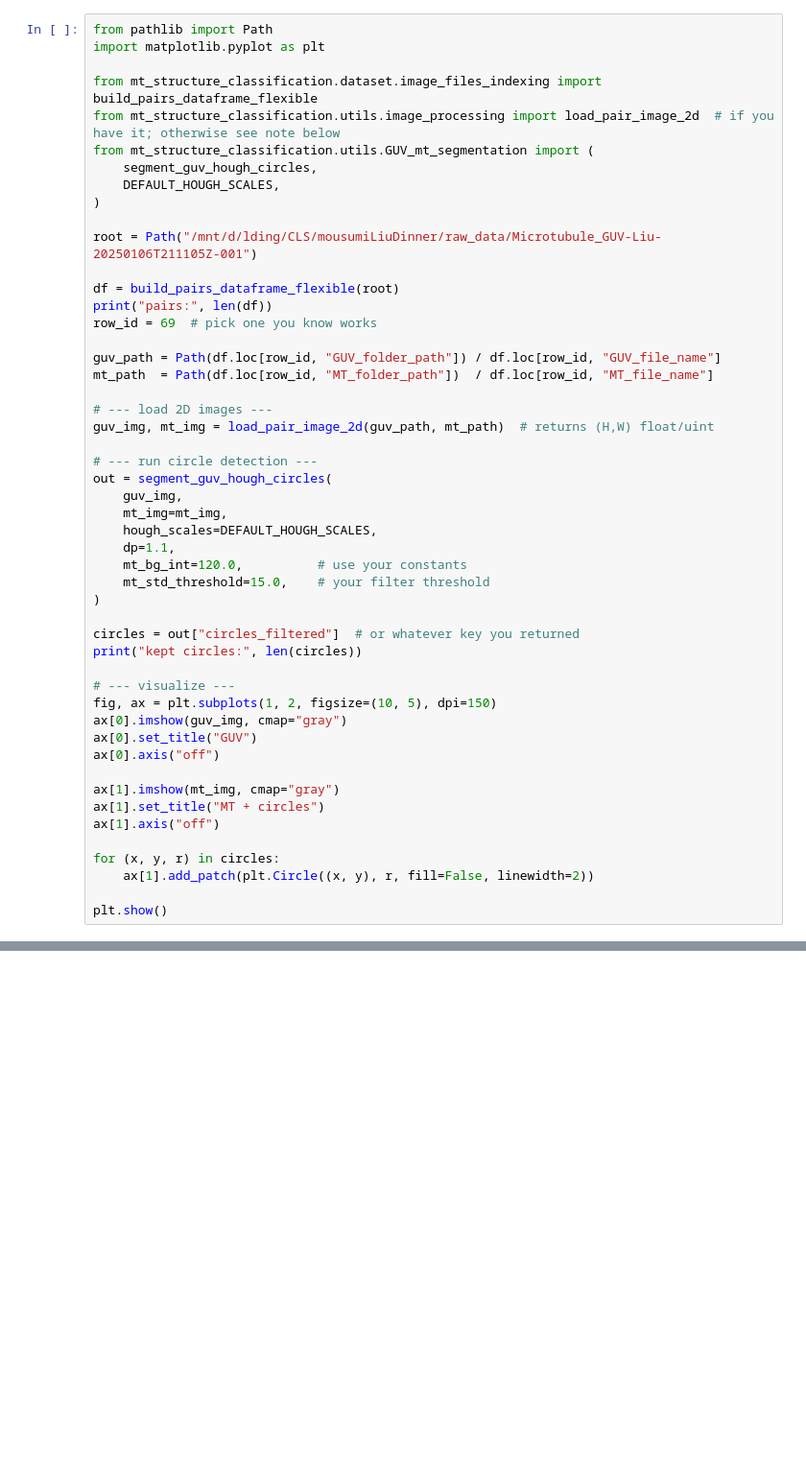
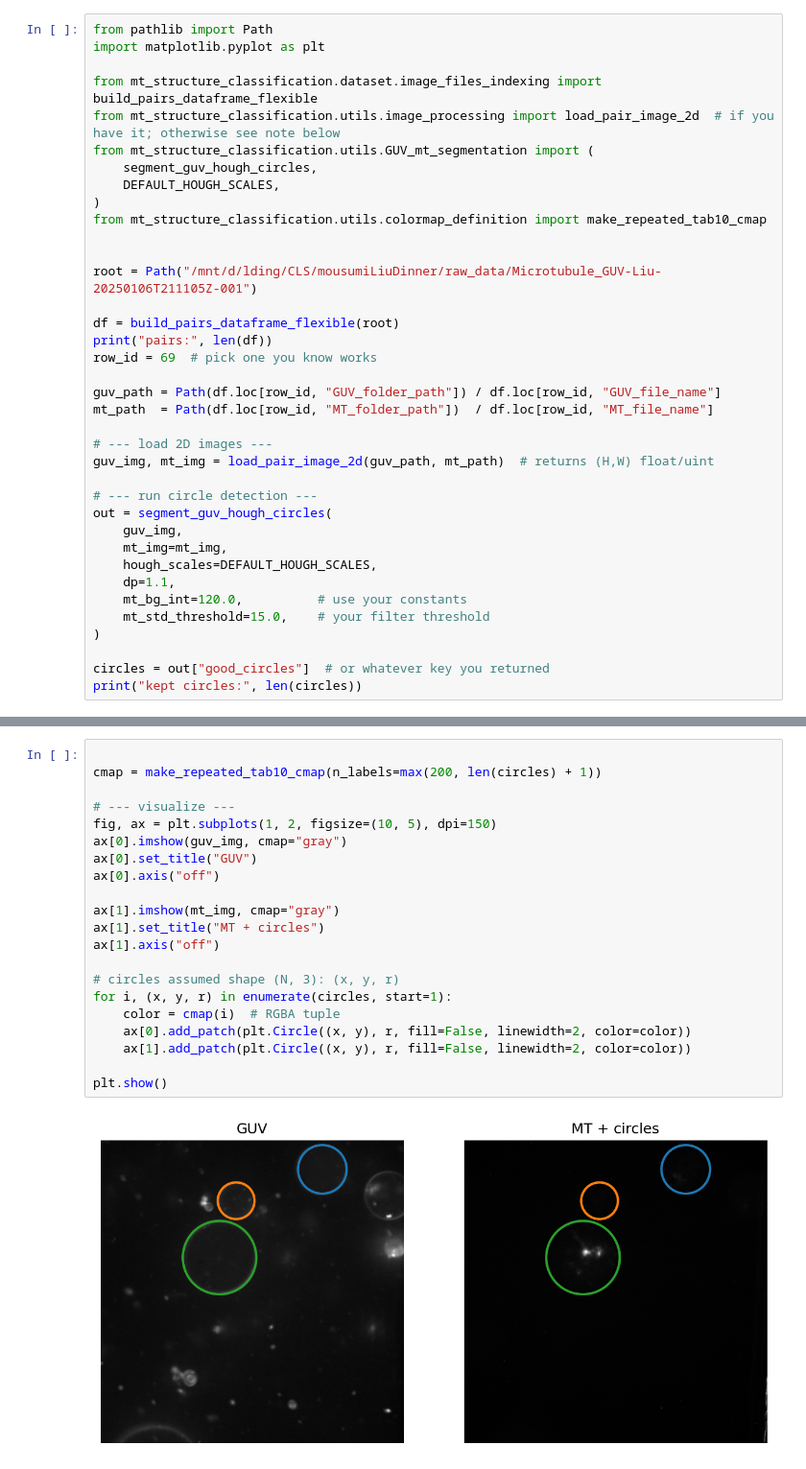
Before and after one commit to Center-for-Living-Systems/mt_structure_classification, a Jupyter notebook: notebooks/cellpose2D_segmentation_MT_5sets_GUVw.ipynb, the cells around one changed output, grey strips where cells are left out. Shown at 96% size. Saved outputs shown, nothing was run; the diff lists cells and outputs as text; blank space fills up the shorter version.

```diff
--- a/notebooks/cellpose2D_segmentation_MT_5sets_GUVw.ipynb
+++ b/notebooks/cellpose2D_segmentation_MT_5sets_GUVw.ipynb
@@ -8,6 +8,8 @@ from mt_structure_classification.utils.GUV_mt_segmentation import (
     segment_guv_hough_circles,
     DEFAULT_HOUGH_SCALES,
 )
+from mt_structure_classification.utils.colormap_definition import make_repeated_tab10_cmap
+
 
 root = Path("/mnt/d/lding/CLS/mousumiLiuDinner/raw_data/Microtubule_GUV-Liu-20250106T211105Z-001")
 
@@ -31,21 +33,6 @@ out = segment_guv_hough_circles(
     mt_std_threshold=15.0,    # your filter threshold
 )
 
-circles = out["circles_filtered"]  # or whatever key you returned
+circles = out["good_circles"]  # or whatever key you returned
 print("kept circles:", len(circles))
-
-# --- visualize ---
-fig, ax = plt.subplots(1, 2, figsize=(10, 5), dpi=150)
-ax[0].imshow(guv_img, cmap="gray")
-ax[0].set_title("GUV")
-ax[0].axis("off")
-
-ax[1].imshow(mt_img, cmap="gray")
-ax[1].set_title("MT + circles")
-ax[1].axis("off")
-
-for (x, y, r) in circles:
-    ax[1].add_patch(plt.Circle((x, y), r, fill=False, linewidth=2))
-
-plt.show()
 # %% [output]
@@ -52,0 +53,23 @@ ModuleNotFoundError: No module named 'mt_structure_classification'
+# %%
+
+cmap = make_repeated_tab10_cmap(n_labels=max(200, len(circles) + 1))
+
+# --- visualize ---
+fig, ax = plt.subplots(1, 2, figsize=(10, 5), dpi=150)
+ax[0].imshow(guv_img, cmap="gray")
+ax[0].set_title("GUV")
+ax[0].axis("off")
+
+ax[1].imshow(mt_img, cmap="gray")
+ax[1].set_title("MT + circles")
+ax[1].axis("off")
+
+# circles assumed shape (N, 3): (x, y, r)
+for i, (x, y, r) in enumerate(circles, start=1):
+    color = cmap(i)  # RGBA tuple
+    ax[0].add_patch(plt.Circle((x, y), r, fill=False, linewidth=2, color=color))
+    ax[1].add_patch(plt.Circle((x, y), r, fill=False, linewidth=2, color=color))
+
+plt.show()
+# %% [output]
+[figure, added]
```
Also changed, not shown: parts of 2 cells of this notebook, 6 other files.
